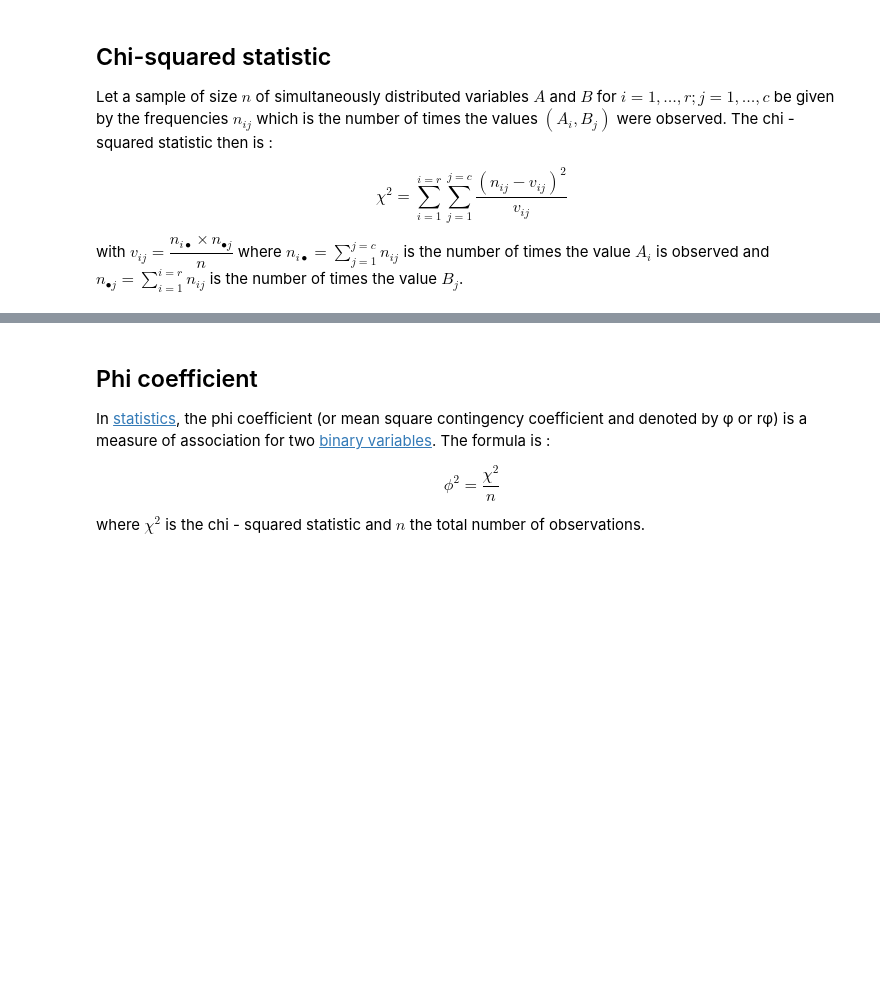
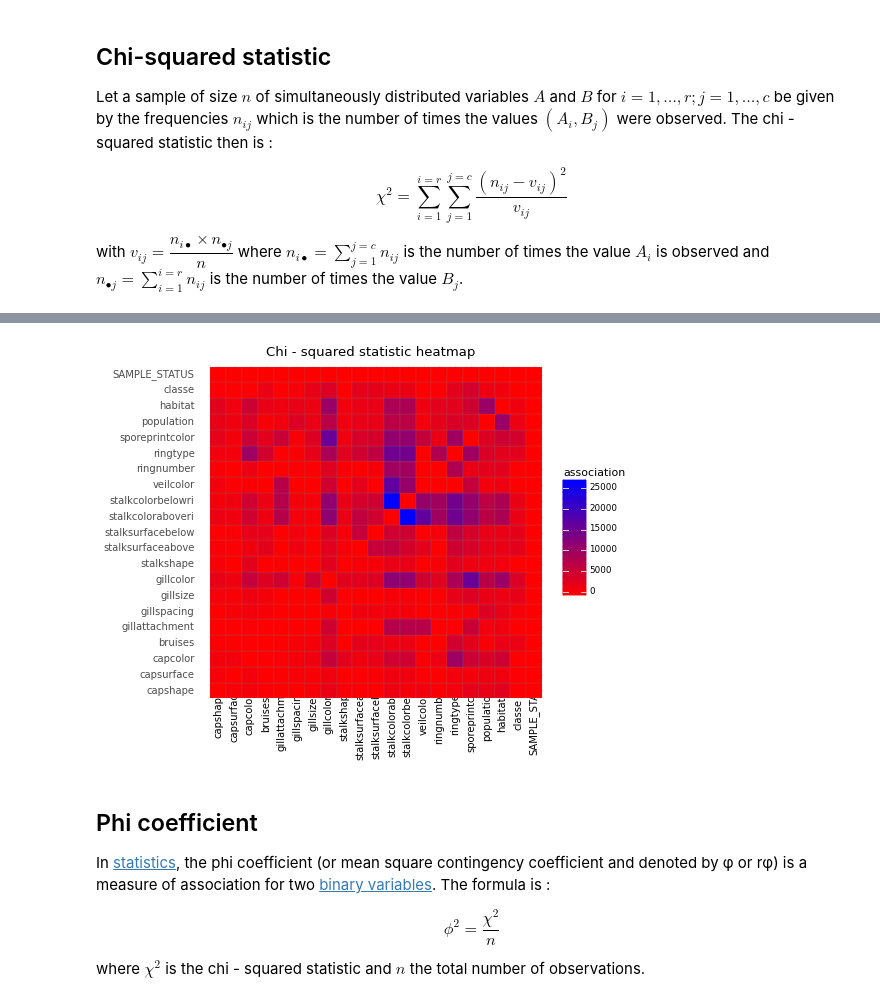
Before and after one commit to enfantbenidedieu/scientistmetrics, a Jupyter notebook: scientistmetrics.ipynb, the cells around one changed output, grey strips where cells are left out. Cells and saved outputs as stored; diff of their text form; code cells hidden in the pictures; blank space fills up the shorter version.

```diff
--- a/scientistmetrics.ipynb
+++ b/scientistmetrics.ipynb
@@ -41,7 +41,6 @@ $$
 with $v_{ij} = \dfrac{n_{i \bullet}\times n_{\bullet j}}{n}$ where $n_{i \bullet} = \displaystyle \sum_{j=1}^{j=c}n_{ij}$ is the number of times the value $A_{i}$ is observed and $n_{\bullet j} = \displaystyle \sum_{i=1}^{i=r}n_{ij}$ is the number of times the value $B_{j}$.
 # %%
 # chi -squared statistic
-fig,axe = plt.subplots(figsize=(12,12))
-chi2 = sm.scientistmetrics(df,method="chi2",plot=True,ax=axe)
+chi2 = sm.scientistmetrics(df,method="chi2")
 chi2
 # %% [output]
@@ -64,6 +62,14 @@ chi2
 | classe | 489.919954 | 315.042831 | 387.597769 | 2043.451813 | 135.610714 | 986.037112 | 2369.172115 | 3765.714086 | 84.553616 | ... |
 | SAMPLE_STATUS | 4.141626 | 2.361373 | 11.737765 | 0.003095 | 0.050234 | 0.929538 | 0.061648 | 20.491530 | 0.591227 | ... |
 21 rows × 21 columns
+# %%
+# Heatmap
+p = sm.ggheatmap(chi2,
+                 title="Chi - squared statistic heatmap",
+                 tl_cex = 10,tl_srt = 90)
+print(p)
+# %% [output]
+[figure, added]
 # %% [markdown]
 ## Phi coefficient
 
```
Also changed, not shown: parts of 11 cells of this notebook, 2 other files.
